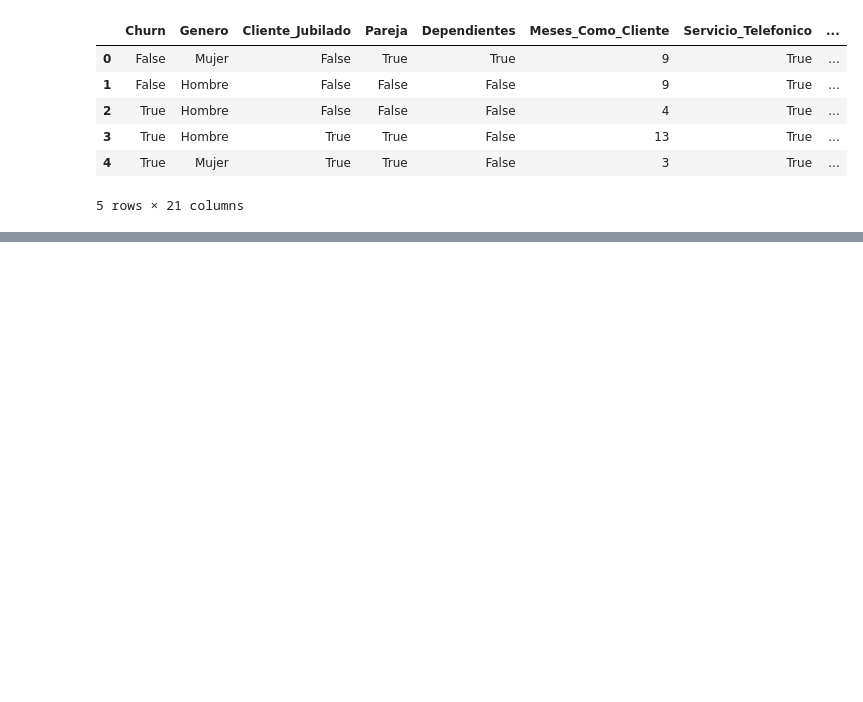
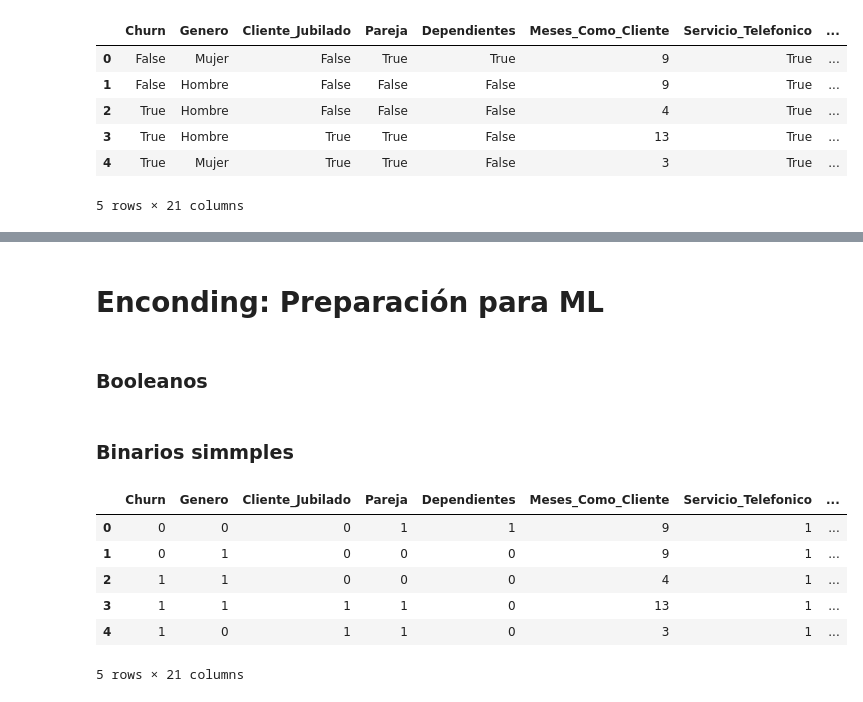
Before and after one commit to lunablanco/TelecomX_predictions, a Jupyter notebook: TelecomX_predicciones.ipynb, the cells around one changed output, grey strips where cells are left out. Cells and saved outputs as stored; diff of their text form; code cells hidden in the pictures; blank space fills up the shorter version.

```diff
--- a/TelecomX_predicciones.ipynb
+++ b/TelecomX_predicciones.ipynb
@@ -79,0 +121,22 @@ df.head()
+# %% [markdown]
+# Enconding: Preparación para ML
+# %% [markdown]
+### Booleanos
+# %%
+bool_cols = ['Churn', 'Cliente_Jubilado', 'Pareja', 'Dependientes',
+             'Servicio_Telefonico', 'Facturacion_Electronica']
+df[bool_cols] = df[bool_cols].astype(int)
+# %% [markdown]
+### Binarios simmples
+# %%
+df['Genero'] = df['Genero'].map({'Hombre': 1, 'Mujer': 0})
+# %%
+df.head()
+# %% [output]
+|  | Churn | Genero | Cliente_Jubilado | Pareja | Dependientes | Meses_Como_Cliente | Servicio_Telefonico | ... |
+| 0 | 0 | 0 | 0 | 1 | 1 | 9 | 1 | ... |
+| 1 | 0 | 1 | 0 | 0 | 0 | 9 | 1 | ... |
+| 2 | 1 | 1 | 0 | 0 | 0 | 4 | 1 | ... |
+| 3 | 1 | 1 | 1 | 1 | 0 | 13 | 1 | ... |
+| 4 | 1 | 0 | 1 | 1 | 0 | 3 | 1 | ... |
+5 rows × 21 columns
```
Also changed, not shown: parts of 19 cells of this notebook.
